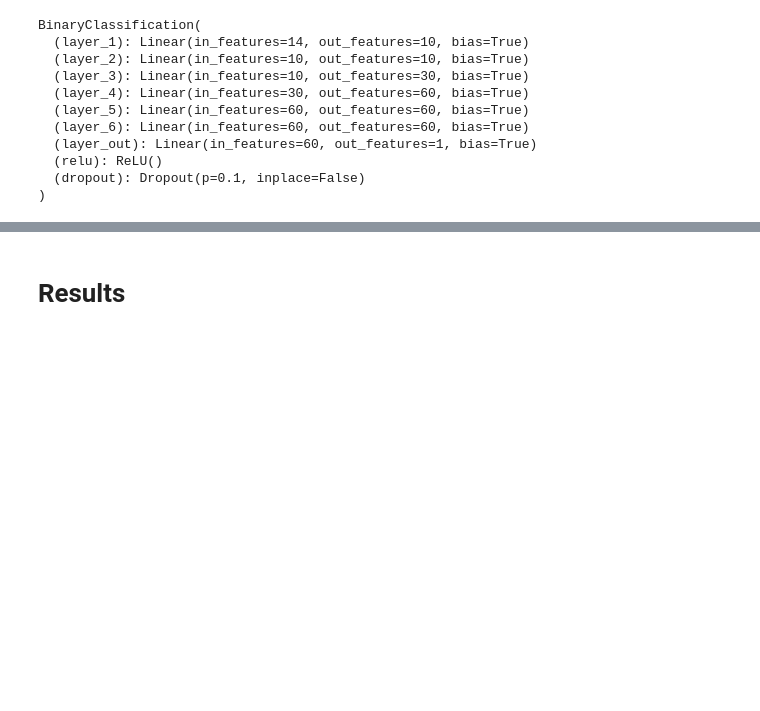
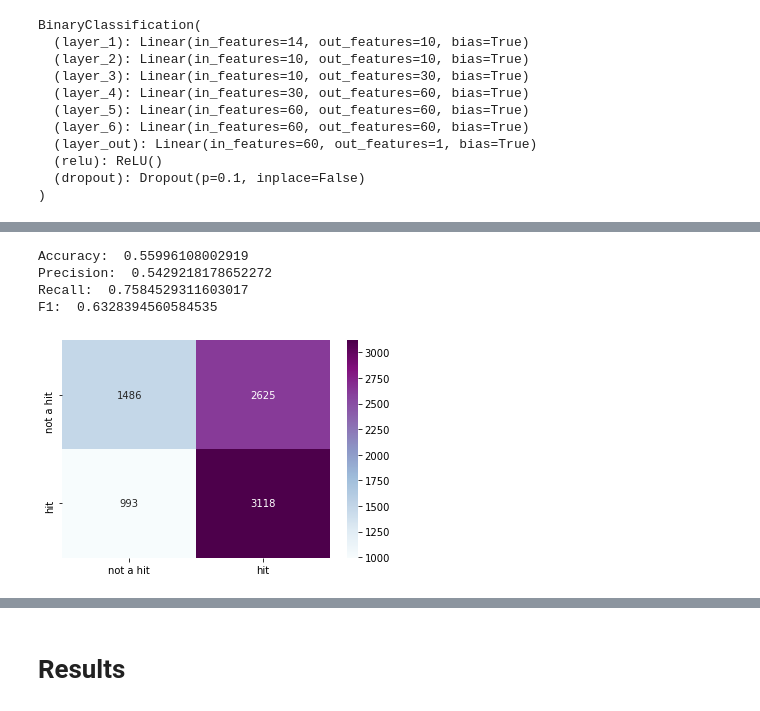
Before and after one commit to caitlan-krasinski/msci-546-project, a Jupyter notebook: models.ipynb, the cells around one changed output, grey strips where cells are left out. Cells and saved outputs as stored; diff of their text form; code cells hidden in the pictures; blank space fills up the shorter version.

```diff
--- a/models.ipynb
+++ b/models.ipynb
@@ -90,6 +106,7 @@ F1:  0.742461469734197
 Try scaling data - log reg usually needs scaling
 # %%
 from sklearn.preprocessing import StandardScaler
+from sklearn.model_selection import GridSearchCV
 scaler = StandardScaler()
 scaler.fit(train_X)
 
@@ -102,10 +119,10 @@ param_grid = {
 
 lr_l1_clf = LogisticRegression(penalty='l1', solver='liblinear')
 
-lr_grid_search = GridSearchCV(lr_l1_clf, param_grid, cv=5)
+lr_grid_search = GridSearchCV(lr_l1_clf, param_grid, cv=5, scoring='accuracy')
 lr_grid_search.fit(scaled_train_X, train_y)
 
-lr_preds = lr_grid_search.predict(scaled_test_X)
+lr_l1_preds = lr_grid_search.predict(scaled_test_X)
 
 lr_grid_search.best_params_
 # %% [output]
@@ -162,7 +183,7 @@ scaled_test_X = scaler.transform(test_X)
 
 nb_clf = GaussianNB()
 
-nb_grid_search = GridSearchCV(nb_clf, param_grid, cv=5)
+nb_grid_search = GridSearchCV(nb_clf, param_grid, cv=5, scoring='accuracy')
 nb_grid_search.fit(scaled_train_X, train_y)
 
 nb_preds = nb_grid_search.predict(scaled_test_X)
@@ -466,0 +505,9 @@ nn_preds = [a.squeeze().tolist() for a in nn_preds]
+# %%
+get_metrics(test_y, nn_preds)
+get_cm(test_y, nn_preds)
+# %% [output]
+Accuracy:  0.55996108002919
+Precision:  0.5429218178652272
+Recall:  0.7584529311603017
+F1:  0.6328394560584535
+[figure, added]
```
Also changed, not shown: parts of 32 cells of this notebook.
